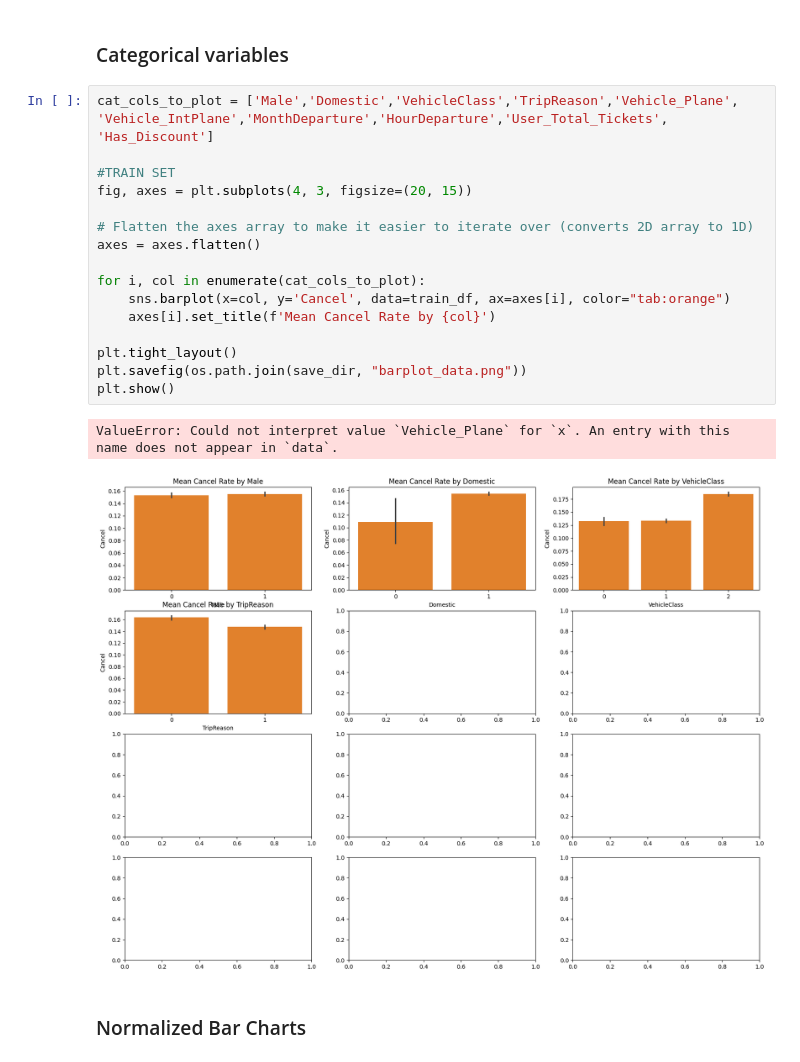
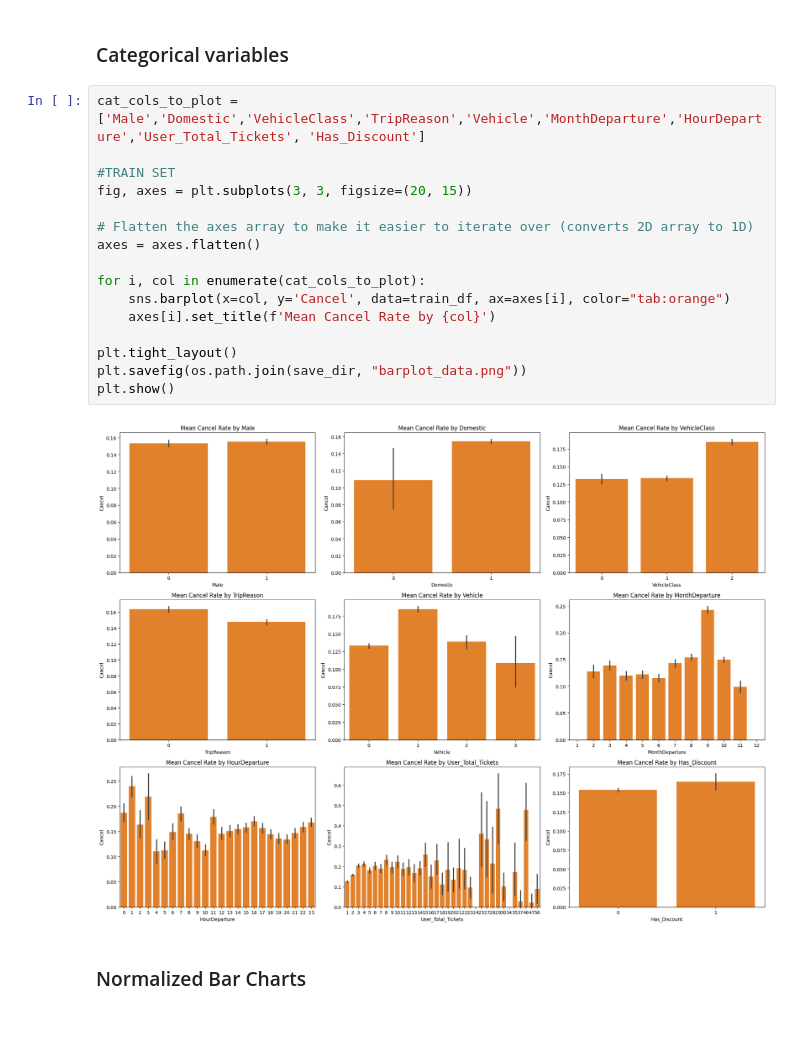
Before and after one commit to silviacalabretta/statistical-methods-project, a Jupyter notebook: notebooks/012_data_plots.ipynb, the cells around one changed output. Cells and saved outputs as stored; diff of their text form; blank space fills up the shorter version.

Commit message:
new plots

```diff
--- a/notebooks/012_data_plots.ipynb
+++ b/notebooks/012_data_plots.ipynb
@@ -113,24 +116,23 @@ plt.show()
 # %% [markdown]
 ### Categorical variables
 # %%
-cat_cols_to_plot = ['Male','Domestic','VehicleClass','TripReason','Vehicle_Plane', 'Vehicle_IntPlane','MonthDeparture','HourDeparture','User_Total_Tickets', 'Has_Discount']
+cat_cols_to_plot = ['Male','Domestic','VehicleClass','TripReason','Vehicle','MonthDeparture','HourDeparture','User_Total_Tickets', 'Has_Discount']
 
 #TRAIN SET
-fig, axes = plt.subplots(4, 3, figsize=(20, 15))
+fig, axes = plt.subplots(3, 3, figsize=(20, 15))
 
 # Flatten the axes array to make it easier to iterate over (converts 2D array to 1D)
 axes = axes.flatten()
 
 for i, col in enumerate(cat_cols_to_plot):
     sns.barplot(x=col, y='Cancel', data=train_df, ax=axes[i], color="tab:orange")
     axes[i].set_title(f'Mean Cancel Rate by {col}')
 
 plt.tight_layout()
 plt.savefig(os.path.join(save_dir, "barplot_data.png"))
 plt.show()
 # %% [output]
-ValueError: Could not interpret value `Vehicle_Plane` for `x`. An entry with this name does not appear in `data`.
-[figure, old version]
+[figure, new version]
 # %% [markdown]
 ### Normalized Bar Charts
 # %%
```
Also changed, not shown: parts of 2 cells of this notebook, 1 other file.
